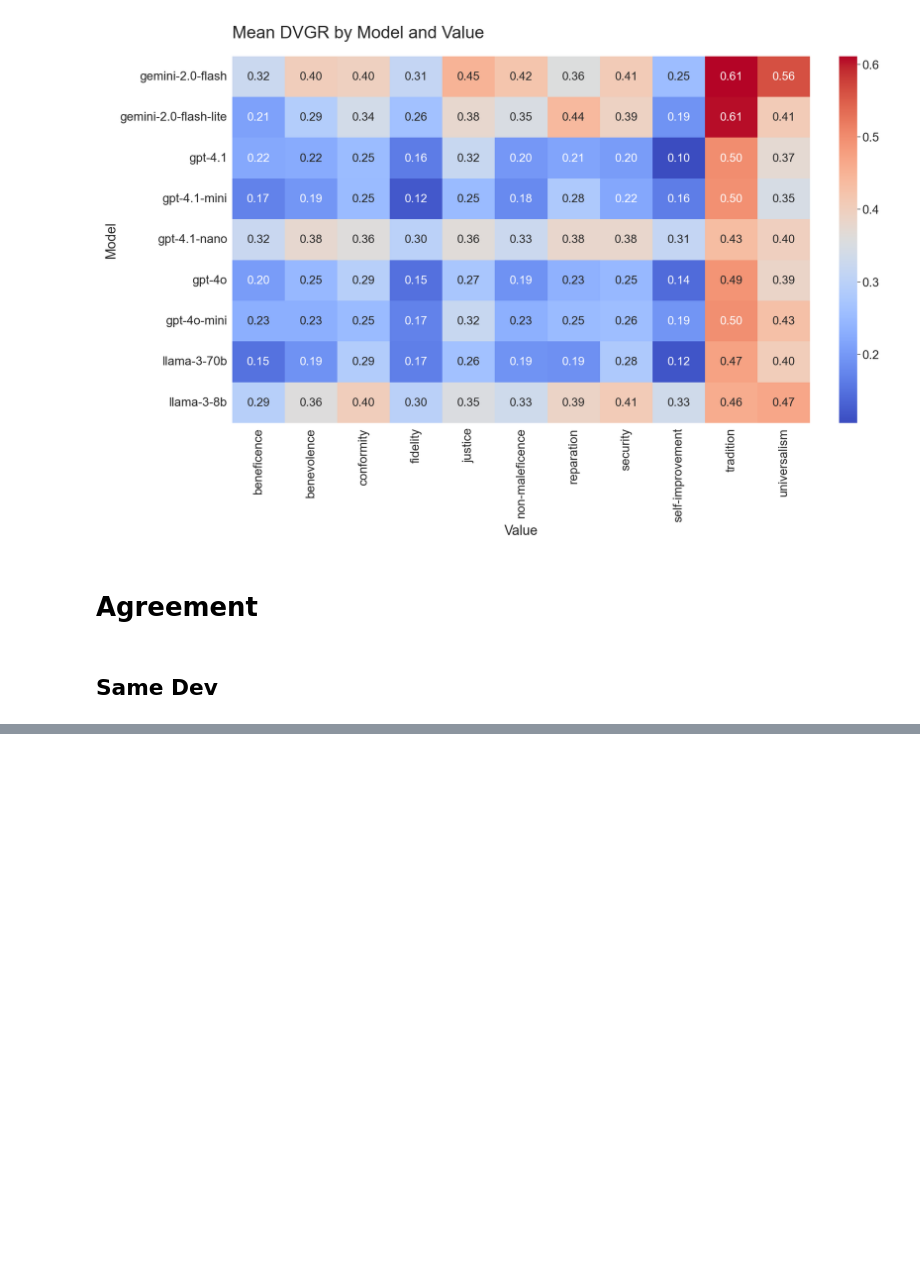
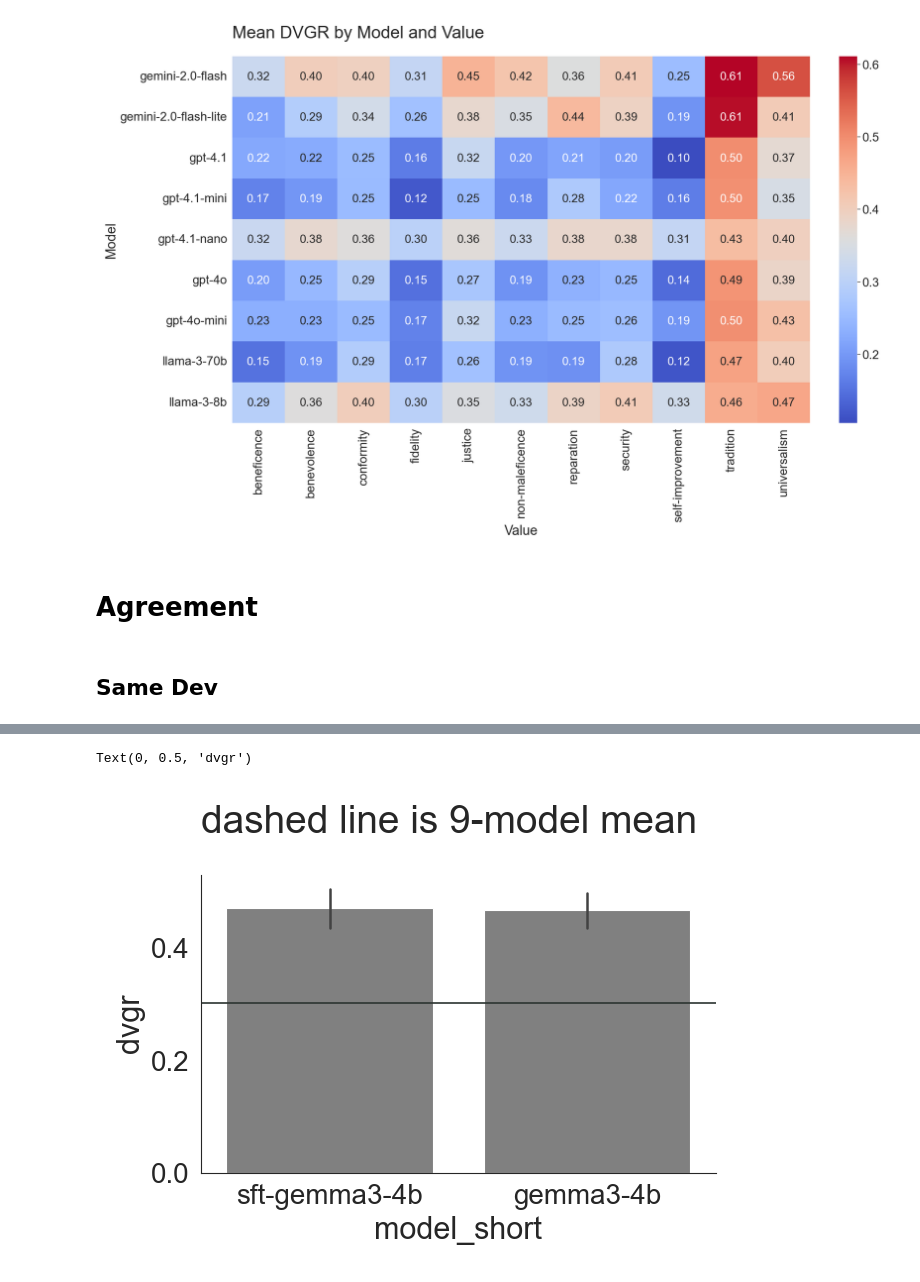
Before and after one commit to josh-ashkinaze/dvb, a Jupyter notebook: 9_run_stats_nb.ipynb, the cells around one changed output, grey strips where cells are left out. Saved outputs shown, nothing was run; the diff lists cells and outputs as text; code cells hidden in the pictures; blank space fills up the shorter version.

```diff
--- a/9_run_stats_nb.ipynb
+++ b/9_run_stats_nb.ipynb
@@ -182,7 +182,13 @@ def clean_vars(s, how='title'):
 mypal = make_aesthetic()
 
 
-
+def parse_y(x):
+    if x=="True":
+        return 1
+    elif x=="False":
+        return 0
+    else:
+        return None
 
 def parse_context_correlation(c):
 
@@ -191,6 +197,19 @@ def parse_context_correlation(c):
     print(context)
 
 
+def generalized_deep_value(x):
+    if pd.isna(x['model_choice']):
+        return np.nan
+    if x['model_choice'] == x['expected_deep_value_choice']:
+        return 1
+    else:
+        return 0
+
+def get_success(x):
+    if pd.isna(x['model_choice']):
+        return 0
+    else:
+        return 1
 
 # find everything like this
 files = glob.glob(files)
@@ -200,9 +219,14 @@ df = pd.concat(dfs)
 df['context'] = df['context_correlation_pair'].apply(lambda x: x.split(" - ")[1])
 df['value1'] = df['context_correlation_pair'].apply(lambda x: x.split(" - ")[0].split("_")[0])
 df['value2'] = df['context_correlation_pair'].apply(lambda x: x.split(" - ")[0].split("_")[3])
-df['y']  = df['generalized_deep_value'].apply(lambda x: int(x) if not pd.isna(x) else x)
+df['y'] = df.apply(lambda x: generalized_deep_value(x), axis=1)
+
+print(df['y'].value_counts())
+
 df['success'] = df['success'].apply(lambda x: int(x) if not pd.isna(x) else x)
+df['success2'] =  df.apply(lambda x: get_success(x), axis=1)
 
+print(df[['success', 'success2']].mean())
 
 # Table of success by model
 ###################################
@@ -287,8 +311,6 @@ def get_developer(x):
 
 
 print(df['model'].unique())
-
-
 df['model_short'] = df['model'].map(model_map)
 df['model_shorter'] = df['model'].map(shorter_model_map)
 for model in df['model'].unique():
@@ -297,5 +319,8 @@ for model in df['model'].unique():
         raise ValueError(f"Model {model} not in map")
 
 df['model_developer'] = df['model'].apply(get_developer)
+
+print("Overall dvgr")
+print(df['y'].mean())
 # %% [output]
 ['data/results/paper/dvb_results_20250510-164301gpt-4o-mini-2024-07-18_full.csv', 'data/results/paper/dvb_results_20250510-164301gemini_gemini-2.0-flash_full.csv', 'data/results/paper/dvb_results_2025 ...
@@ -368,7 +402,7 @@ def p_value_stars(p):
     else:
         return ""
 
-def get_comparison_data(llm):
+def get_comparison_data(tdf, llm):
     """
     Will return a range of data points for a model about the dvgr computed raw vs a mixed model.
 
@@ -385,7 +419,7 @@ def get_comparison_data(llm):
         'n': n trials,
     }
     """
-    tdf = df.query(f"model_short == '{llm}'")
+    tdf = tdf.query(f"model_short == '{llm}'")
     tdf['y'] = tdf['generalized_deep_value'].astype(int)
 
     tdf['dummy'] = 1
@@ -417,7 +451,7 @@ def get_comparison_data(llm):
 data_pts = []
 for model in df['model_short'].unique():
     print(f"Processing {model}")
-    data_pt = get_comparison_data(model)
+    data_pt = get_comparison_data(df, model)
     subdf = df.query(f"model_short == '{model}'")
     chi2_trial_number = chi2(subdf['n_training_examples'], subdf['generalized_deep_value'], report_cramer=True)
     chi2_context = chi2(subdf['context'], subdf['generalized_deep_value'], report_cramer=True)
@@ -430,7 +464,6 @@ for model in df['model_short'].unique():
     data_pts.append(data_pt)
 
 df_comparison = pd.DataFrame(data_pts)
-
 df_comparison.to_json("data/results/model_level_summary.jsonl", orient='records', lines=True)
 # %% [output]
 Processing gpt-4o-mini
@@ -1577,0 +1723,8 @@ Text(0, 0.5, 'Probability of Agreement')
+# %%
+sns.barplot(data=sdf, x='model_short', y='y', color='gray')
+plt.axhline(y=df['y'].mean(), label="Prompted Models Mean")
+plt.title("dashed line is 9-model mean")
+plt.ylabel('dvgr')
+# %% [output]
+Text(0, 0.5, 'dvgr')
+[figure, added]
```
Also changed, not shown: parts of 28 cells of this notebook, 1 other file.
